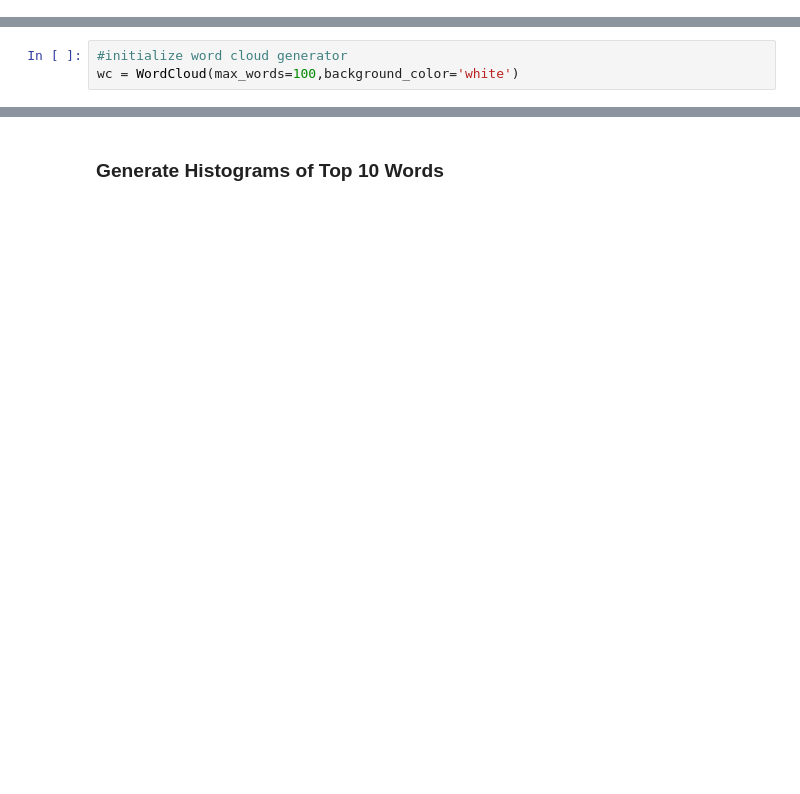
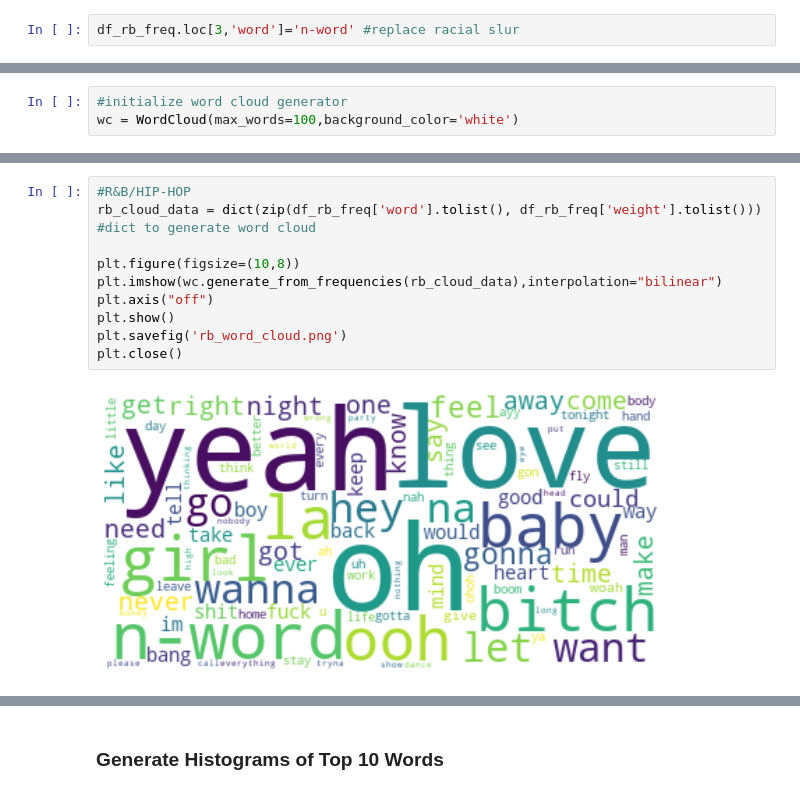
Before and after one commit to smyottb/song_analysis, a Jupyter notebook: word_count_analysis.ipynb, the cells around one changed output, grey strips where cells are left out. Cells and saved outputs as stored; diff of their text form; blank space fills up the shorter version.

```diff
--- a/word_count_analysis.ipynb
+++ b/word_count_analysis.ipynb
@@ -179,0 +137,2 @@ df_cty_count.sort_values('norm_count',ascending=False)
+# %%
+df_rb_freq.loc[3,'word']='n-word' #replace racial slur
@@ -200,0 +170,12 @@ plt.show()
+# %%
+#R&B/HIP-HOP
+rb_cloud_data = dict(zip(df_rb_freq['word'].tolist(), df_rb_freq['weight'].tolist())) #dict to generate word cloud
+
+plt.figure(figsize=(10,8))
+plt.imshow(wc.generate_from_frequencies(rb_cloud_data),interpolation="bilinear")
+plt.axis("off")
+plt.show()
+plt.savefig('rb_word_cloud.png')
+plt.close()
+# %% [output]
+[figure, added]
```
Also changed, not shown: parts of 32 cells of this notebook.
